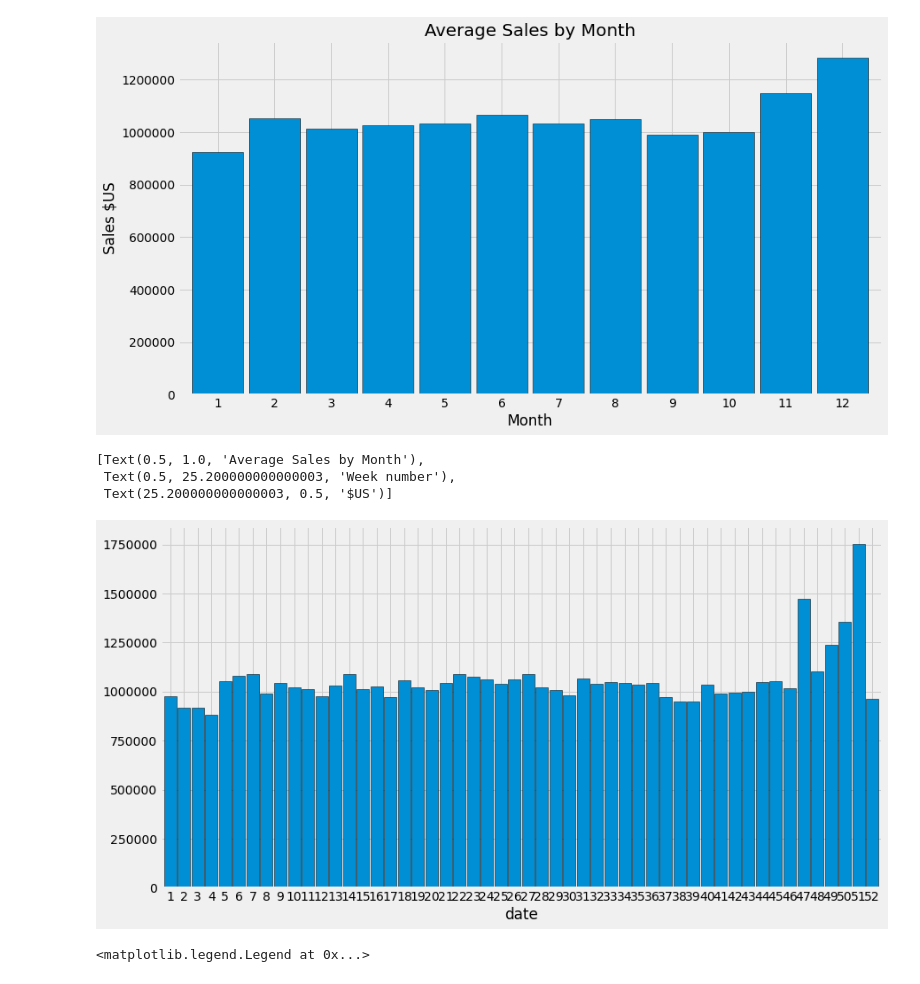
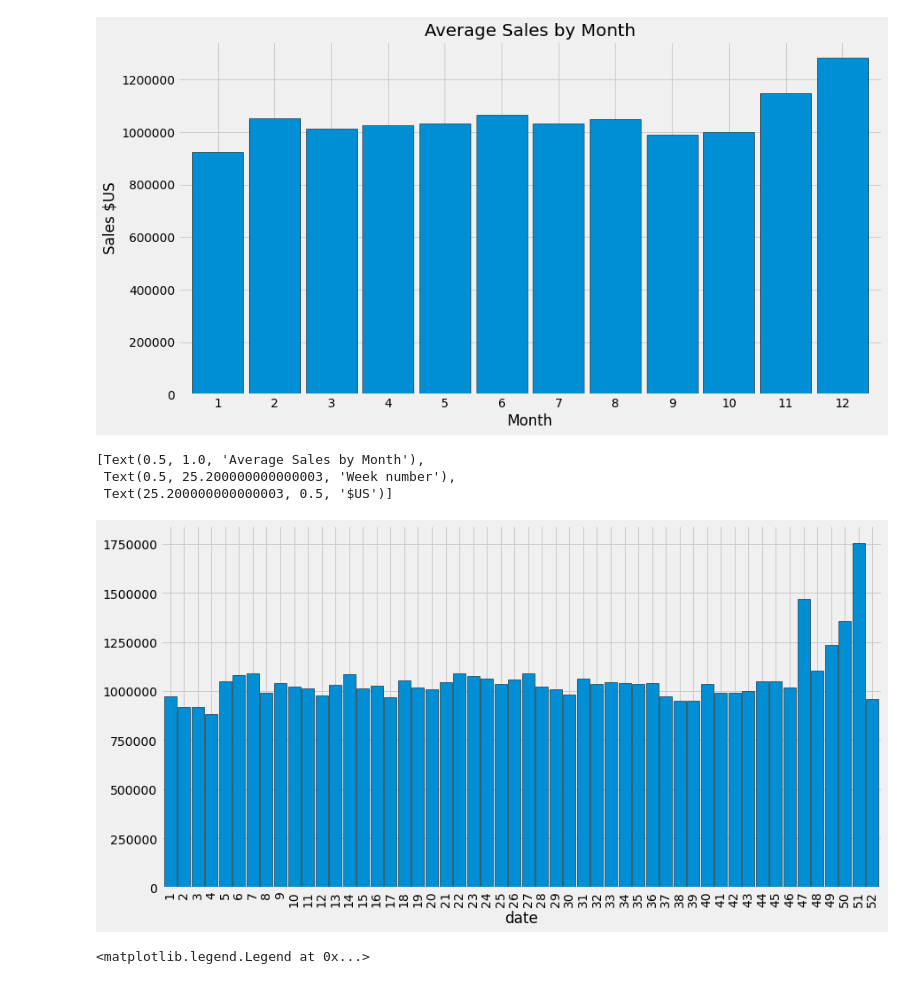
Before and after one commit to VelasquezAlejandro044/alejandro-individual-project, a Jupyter notebook: walmart_sales_data_work.ipynb, the cells around one changed output. Cells and saved outputs as stored; diff of their text form; code cells hidden in the pictures.

```diff
--- a/walmart_sales_data_work.ipynb
+++ b/walmart_sales_data_work.ipynb
@@ -341,13 +340,13 @@ ax.set(title='Average Sales by Month', xlabel='Month', ylabel='Sales $US')
 [figure]
 # %%
 y.groupby(y.index.week).mean().plot.bar(width=.9, ec='black')
-plt.xticks(rotation=0)
+plt.xticks(rotation=90)
 ax.set(title='Average Sales by Month', xlabel='Week number', ylabel='$US')
 # %% [output]
 [Text(0.5, 1.0, 'Average Sales by Month'),
  Text(0.5, 25.200000000000003, 'Week number'),
  Text(25.200000000000003, 0.5, '$US')]
-[figure, old version]
+[figure, new version]
 # %%
 y.resample('W').mean().plot(alpha=.8, label='Weekly')
 y.resample('M').mean().plot(label='Montly')
```
Also changed, not shown: parts of 64 cells of this notebook, 2 other files.
